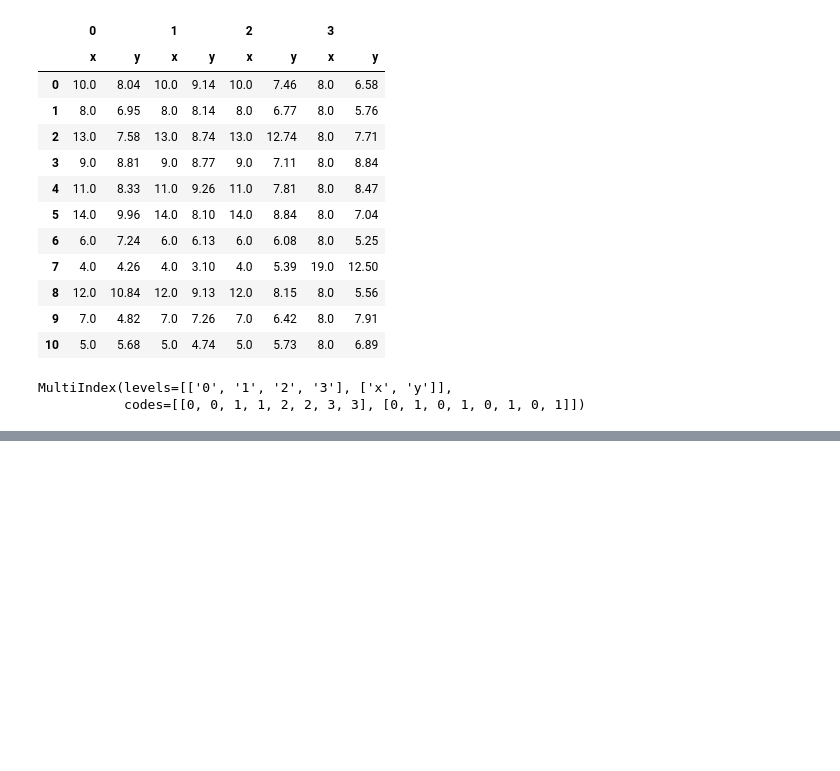
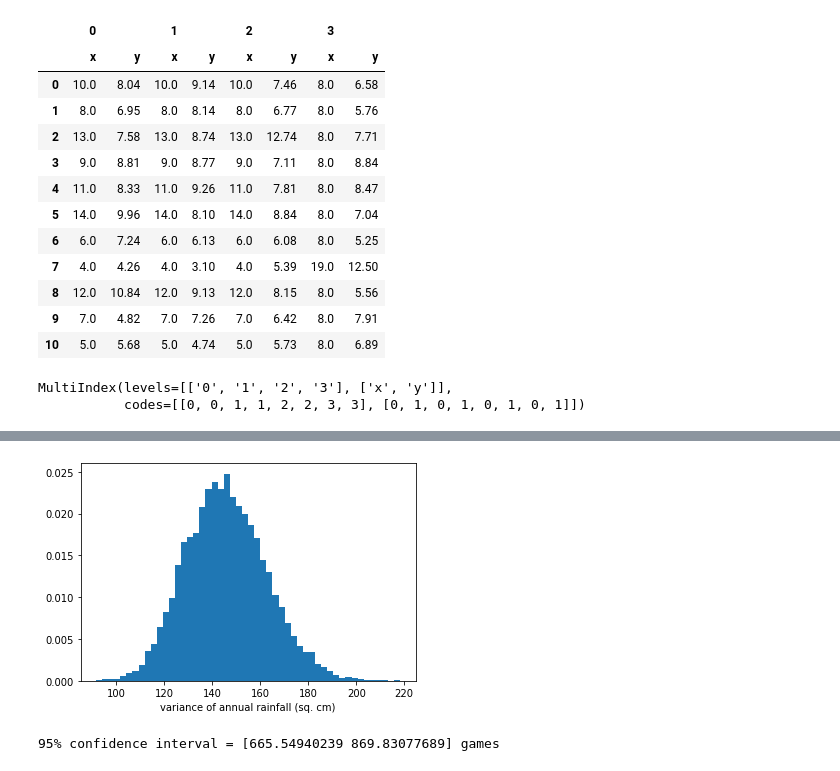
Before and after one commit to thap/python_basics_to_advanced, a Jupyter notebook: statistical_thinking_2/statistical_thinking_2.ipynb, the cells around one changed output, grey strips where cells are left out. Drawn from its saved outputs; the diff is of its cells as text; code cells hidden in the pictures; blank space fills up the shorter version.

```diff
--- a/statistical_thinking_2/statistical_thinking_2.ipynb
+++ b/statistical_thinking_2/statistical_thinking_2.ipynb
@@ -172,0 +372,14 @@ IndexingError: Too many indexers
+# %%
+bs_reps = draw_bs_reps(rain, np.var, 10000)
+bs_reps /= 100
+plt.hist(bs_reps, density=True, bins=50)
+plt.xlabel('variance of annual rainfall (sq. cm)')
+plt.show()
+# %% [output]
+[figure, added]
+# %%
+bs_reps = draw_bs_reps(nohitter_times, np.mean, 10000)
+conf_int = np.percentile(bs_reps, [2.5, 97.5])
+print('95% confidence interval =', conf_int, 'games')
+# %% [output]
+95% confidence interval = [665.54940239 869.83077689] games
```
Also changed, not shown: parts of 47 cells of this notebook.
